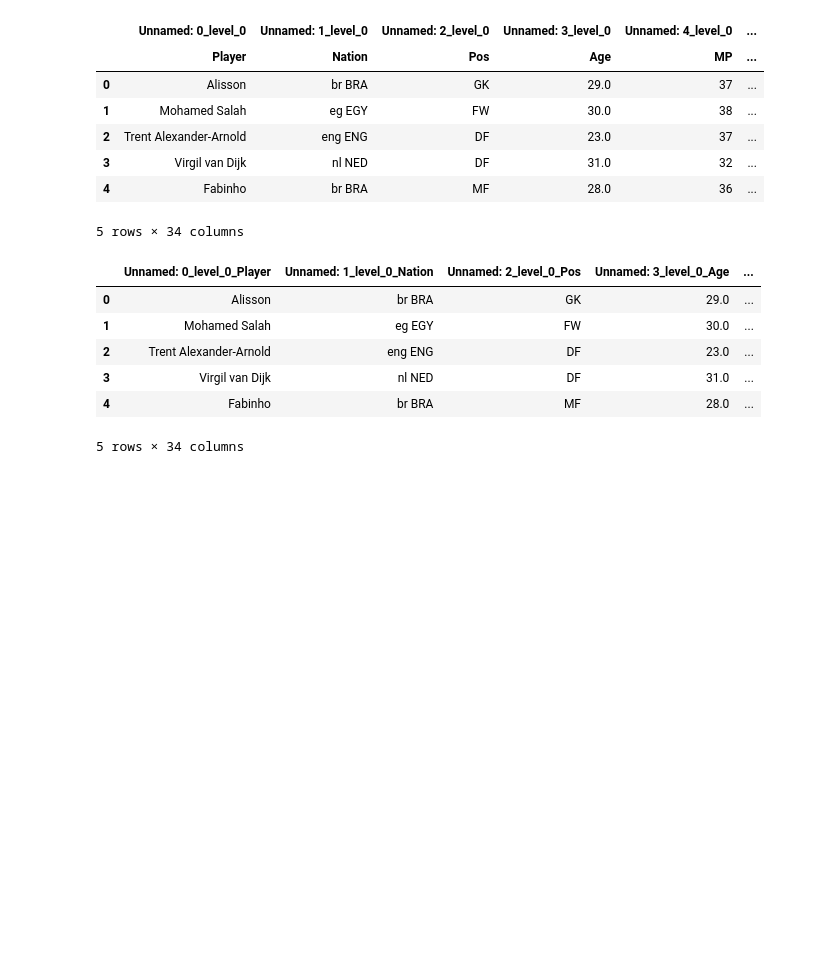
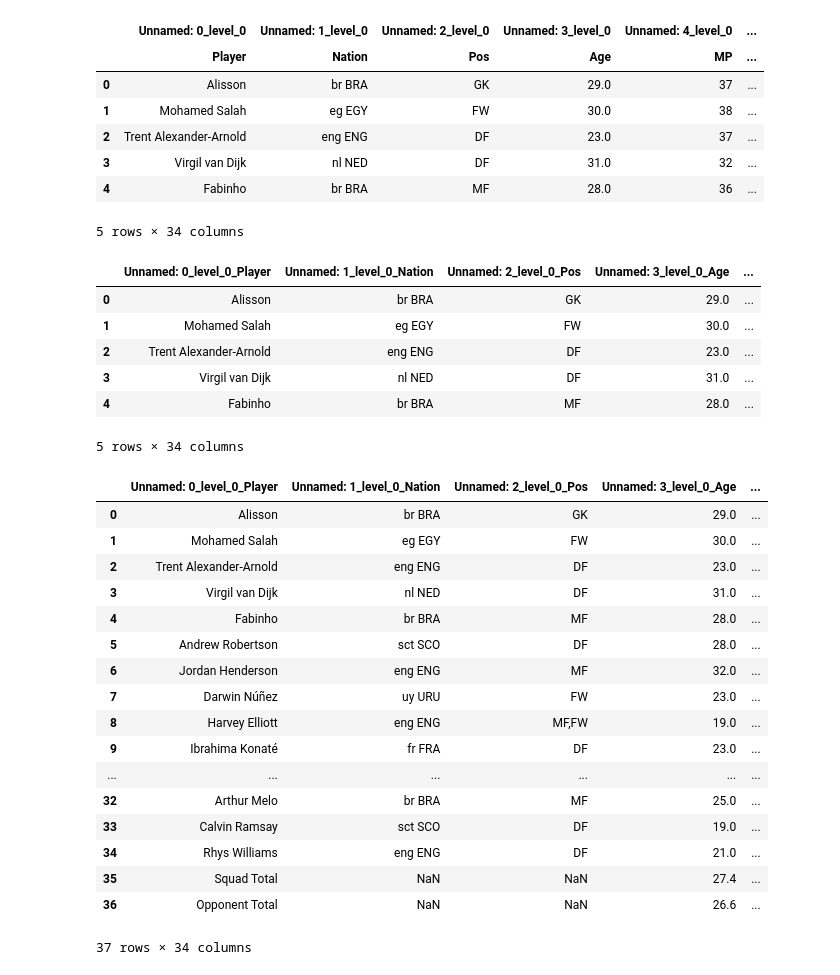
Before and after one commit to celin99/python_football, a Jupyter notebook: FBREF.ipynb, the cells around one changed output. Drawn from its saved outputs; the diff is of its cells as text; code cells hidden in the pictures; blank space fills up the shorter version.

```diff
--- a/FBREF.ipynb
+++ b/FBREF.ipynb
@@ -69,3 +65,24 @@ df.head()
 | 3 | Virgil van Dijk | nl NED | DF | 31.0 | ... |
 | 4 | Fabinho | br BRA | MF | 28.0 | ... |
 5 rows × 34 columns
+# %%
+df
+# %% [output]
+|  | Unnamed: 0_level_0_Player | Unnamed: 1_level_0_Nation | Unnamed: 2_level_0_Pos | Unnamed: 3_level_0_Age | ... |
+| 0 | Alisson | br BRA | GK | 29.0 | ... |
+| 1 | Mohamed Salah | eg EGY | FW | 30.0 | ... |
+| 2 | Trent Alexander-Arnold | eng ENG | DF | 23.0 | ... |
+| 3 | Virgil van Dijk | nl NED | DF | 31.0 | ... |
+| 4 | Fabinho | br BRA | MF | 28.0 | ... |
+| 5 | Andrew Robertson | sct SCO | DF | 28.0 | ... |
+| 6 | Jordan Henderson | eng ENG | MF | 32.0 | ... |
+| 7 | Darwin Núñez | uy URU | FW | 23.0 | ... |
+| 8 | Harvey Elliott | eng ENG | MF,FW | 19.0 | ... |
+| 9 | Ibrahima Konaté | fr FRA | DF | 23.0 | ... |
+| ... | ... | ... | ... | ... | ... |
+| 32 | Arthur Melo | br BRA | MF | 25.0 | ... |
+| 33 | Calvin Ramsay | sct SCO | DF | 19.0 | ... |
+| 34 | Rhys Williams | eng ENG | DF | 21.0 | ... |
+| 35 | Squad Total | NaN | NaN | 27.4 | ... |
+| 36 | Opponent Total | NaN | NaN | 26.6 | ... |
+37 rows × 34 columns
```
Also changed, not shown: parts of 1 cell of this notebook.
